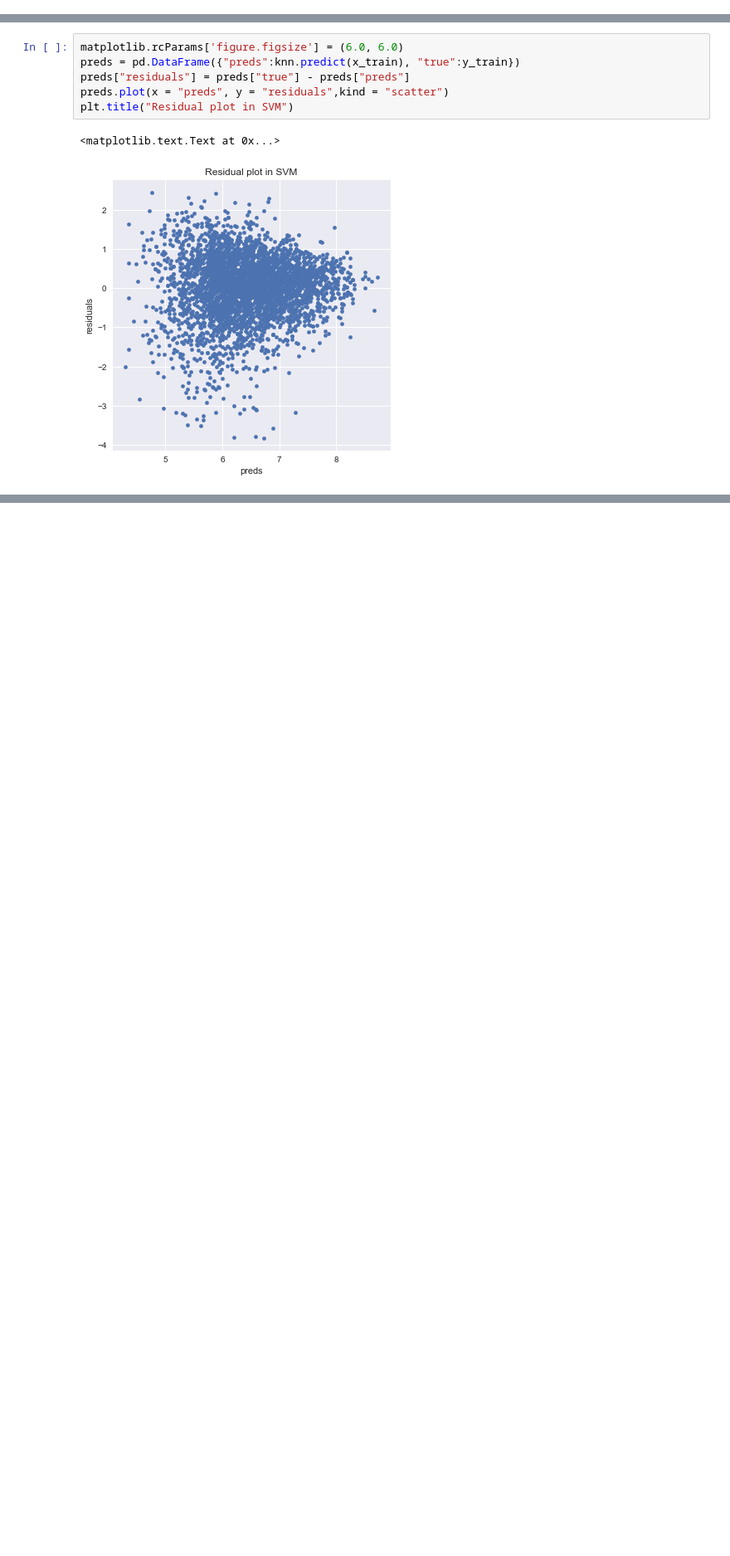
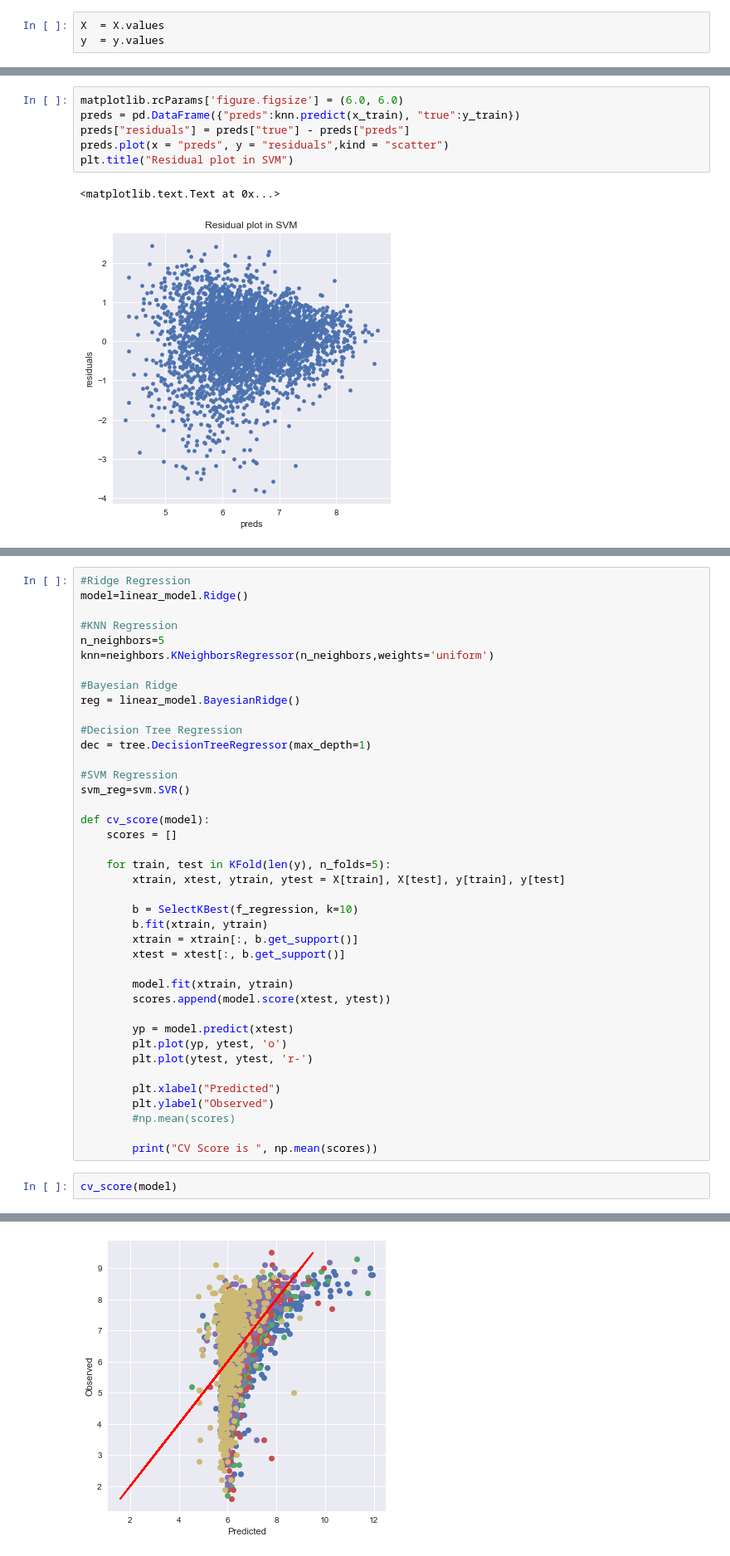
Before and after one commit to chatkausik/First-Capstone-Project, a Jupyter notebook: First Capstone Project Comparing Regression Models.ipynb, the cells around one changed output, grey strips where cells are left out. Shown: that part at 83% size. Cells and saved outputs as stored; diff of their text form; blank space fills up the shorter version.

```diff
--- a/First Capstone Project Comparing Regression Models.ipynb
+++ b/First Capstone Project Comparing Regression Models.ipynb
@@ -37,3 +44,6 @@ X_train.head()[:2]
+# %%
+X  = X.values
+y  = y.values
 # %%
 # Filling all Null values
 X_train=X_train.fillna(0)
@@ -320,0 +333,43 @@ Seems that KNN turned out to be the winner.Its because of the fact that there ar
+# %%
+#Ridge Regression
+model=linear_model.Ridge()
+
+#KNN Regression
+n_neighbors=5
+knn=neighbors.KNeighborsRegressor(n_neighbors,weights='uniform')
+
+#Bayesian Ridge
+reg = linear_model.BayesianRidge()
+
+#Decision Tree Regression
+dec = tree.DecisionTreeRegressor(max_depth=1)
+
+#SVM Regression
+svm_reg=svm.SVR()
+
+def cv_score(model):
+    scores = []
+
+    for train, test in KFold(len(y), n_folds=5):
+        xtrain, xtest, ytrain, ytest = X[train], X[test], y[train], y[test]
+
+        b = SelectKBest(f_regression, k=10)
+        b.fit(xtrain, ytrain)
+        xtrain = xtrain[:, b.get_support()]
+        xtest = xtest[:, b.get_support()]
+
+        model.fit(xtrain, ytrain)
+        scores.append(model.score(xtest, ytest))
+
+        yp = model.predict(xtest)
+        plt.plot(yp, ytest, 'o')
+        plt.plot(ytest, ytest, 'r-')
+
+        plt.xlabel("Predicted")
+        plt.ylabel("Observed")
+        #np.mean(scores)
+
+        print("CV Score is ", np.mean(scores))
+# %%
+cv_score(model)
+# %% [output]
@@ -320,0 +381 @@ Seems that KNN turned out to be the winner.Its because of the fact that there ar
+[figure, added]
```
Also changed, not shown: parts of 16 cells of this notebook.
